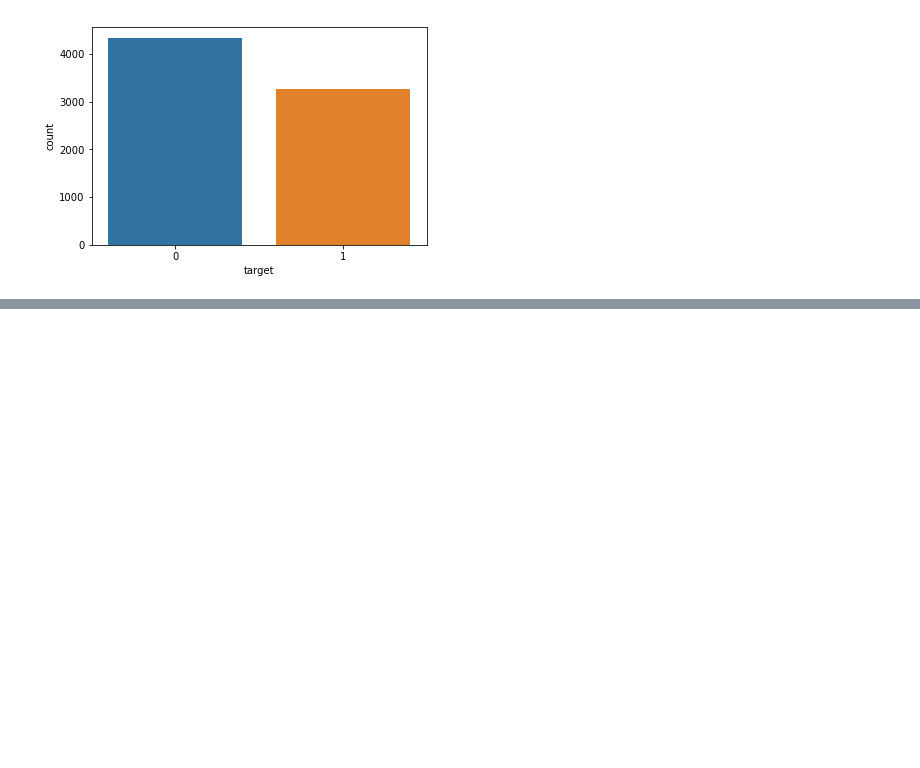
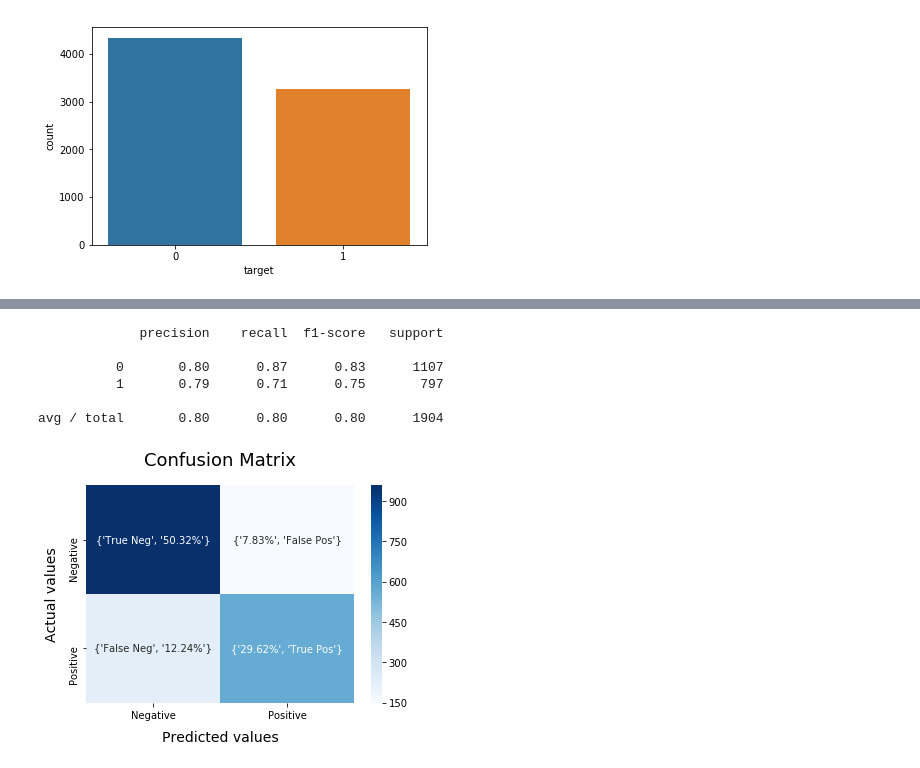
Before and after one commit to Tyagi123/Kaggle_Test, a Jupyter notebook: NLP_Disaster_Tweets1.ipynb.ipynb, the cells around one changed output, grey strips where cells are left out. Drawn from its saved outputs; the diff is of its cells as text; code cells hidden in the pictures; blank space fills up the shorter version.

```diff
--- a/NLP_Disaster_Tweets1.ipynb.ipynb
+++ b/NLP_Disaster_Tweets1.ipynb.ipynb
@@ -180,0 +268,13 @@ No. of feature_words:  60055
+# %%
+SVCmodel = LinearSVC()
+SVCmodel.fit(x_train, y_train)
+model_Evaluate(SVCmodel)
+y_pred2 = SVCmodel.predict(x_test)
+# %% [output]
+             precision    recall  f1-score   support
+
+          0       0.80      0.87      0.83      1107
+          1       0.79      0.71      0.75       797
+
+avg / total       0.80      0.80      0.80      1904
+[figure, added]
```
Also changed, not shown: parts of 20 cells of this notebook, 1 other file.
